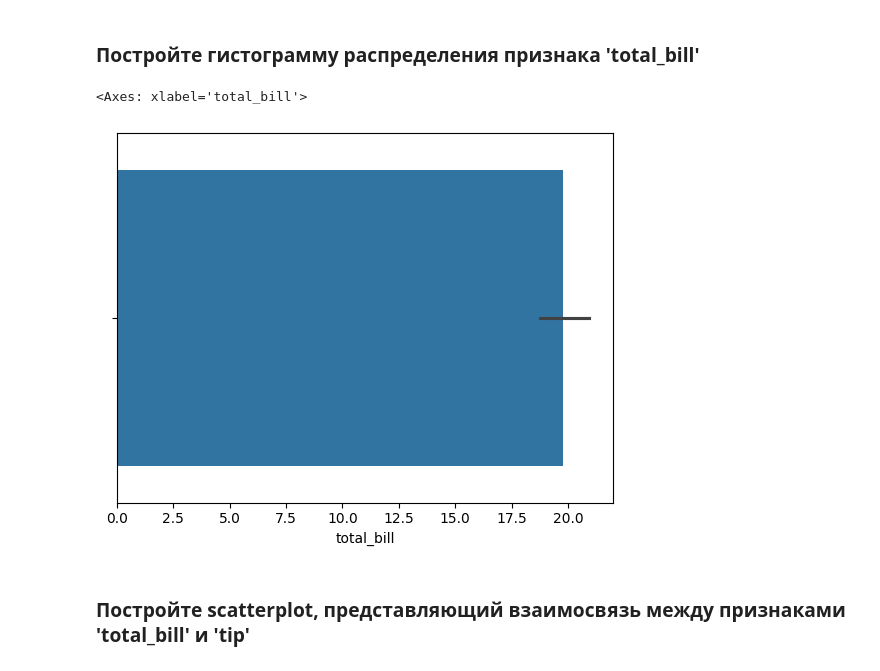
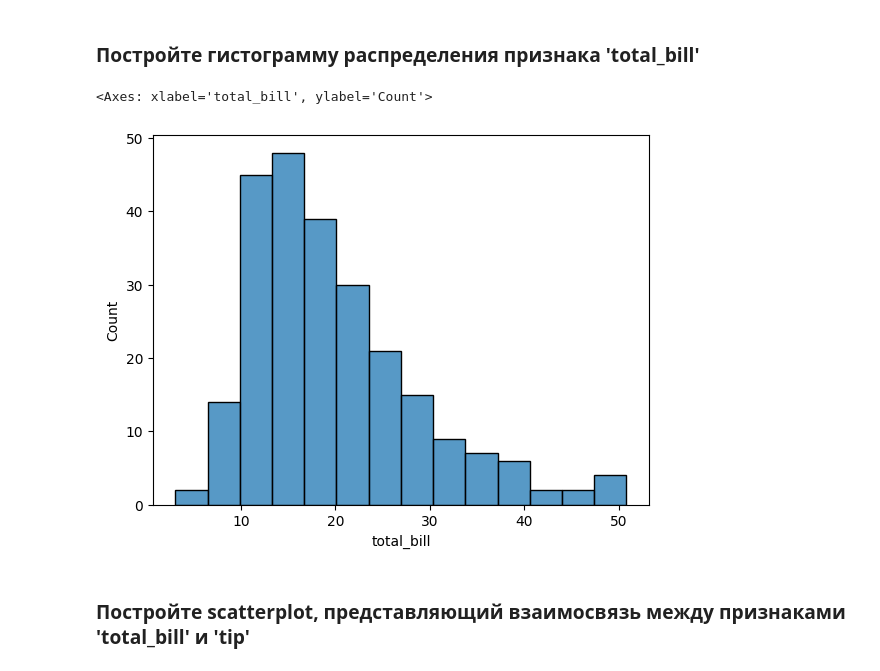
Before and after one commit to Shoggahhh/hw_otus_ml_2023, a Jupyter notebook: hw-3/homework_3.ipynb, the cells around one changed output. Drawn from its saved outputs; the diff is of its cells as text; code cells hidden in the pictures.

```diff
--- a/hw-3/homework_3.ipynb
+++ b/hw-3/homework_3.ipynb
@@ -208,8 +209,7 @@ Name: tip, dtype: float64
 # %% [markdown]
 ### Преобразуйте признак 'smoker' в бинарный (0-No, 1-Yes)
 # %%
-df = df.replace({"smoker": {"Yes": 1, "No": 0}})
-df
+df.replace({"smoker": {"Yes": 1, "No": 0}})
 # %% [output]
 |  | total_bill | tip | sex | smoker | day | time | size |
 | 0 | 16.99 | 1.01 | Female | 0 | Sun | Dinner | 2 |
@@ -229,10 +229,10 @@ df
 # %% [markdown]
 ### Постройте гистограмму распределения признака 'total_bill'
 # %%
-sns.barplot(data=df, x="total_bill")
+sns.histplot(df["total_bill"])
 # %% [output]
-<Axes: xlabel='total_bill'>
+<Axes: xlabel='total_bill', ylabel='Count'>
-[figure, old version]
+[figure, new version]
 # %% [markdown]
 ### Постройте scatterplot, представляющий взаимосвязь между признаками 'total_bill' и 'tip'
 # %%
```
Also changed, not shown: parts of 12 cells of this notebook.
